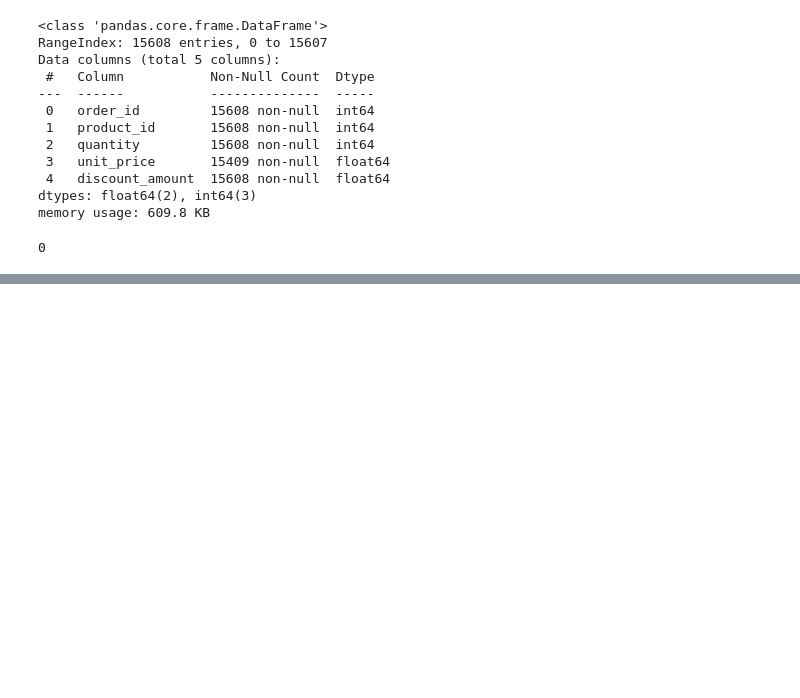
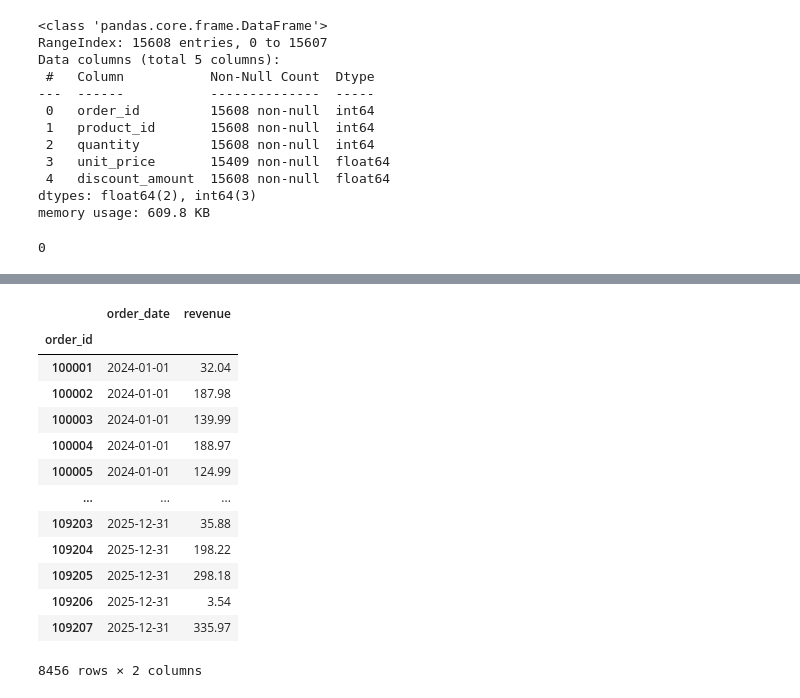
Before and after one commit to Mohamed-Shaheedullah/wayfair-python-analysis, a Jupyter notebook: wayfair-analysis.ipynb, the cells around one changed output, grey strips where cells are left out. Cells and saved outputs as stored; diff of their text form; code cells hidden in the pictures; blank space fills up the shorter version.

```diff
--- a/wayfair-analysis.ipynb
+++ b/wayfair-analysis.ipynb
@@ -238,0 +285,19 @@ full_orders
+# %%
+grouped['order_date'] = pd.to_datetime(grouped['order_date']).dt.date
+# %%
+grouped[['order_date', 'revenue']]
+# %% [output]
+|  | order_date | revenue |
+| order_id |  |  |
+| 100001 | 2024-01-01 | 32.04 |
+| 100002 | 2024-01-01 | 187.98 |
+| 100003 | 2024-01-01 | 139.99 |
+| 100004 | 2024-01-01 | 188.97 |
+| 100005 | 2024-01-01 | 124.99 |
+| ... | ... | ... |
+| 109203 | 2025-12-31 | 35.88 |
+| 109204 | 2025-12-31 | 198.22 |
+| 109205 | 2025-12-31 | 298.18 |
+| 109206 | 2025-12-31 | 3.54 |
+| 109207 | 2025-12-31 | 335.97 |
+8456 rows × 2 columns
```
Also changed, not shown: parts of 9 cells of this notebook.
